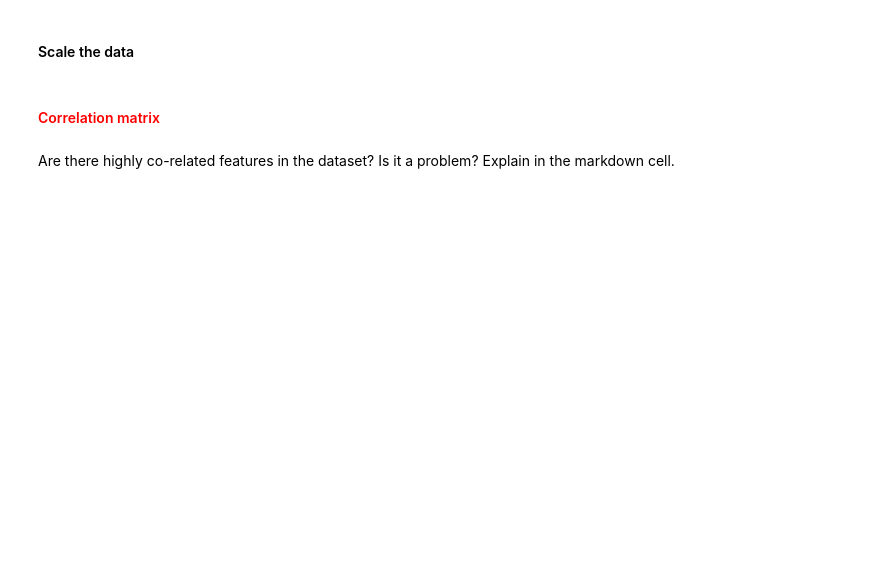
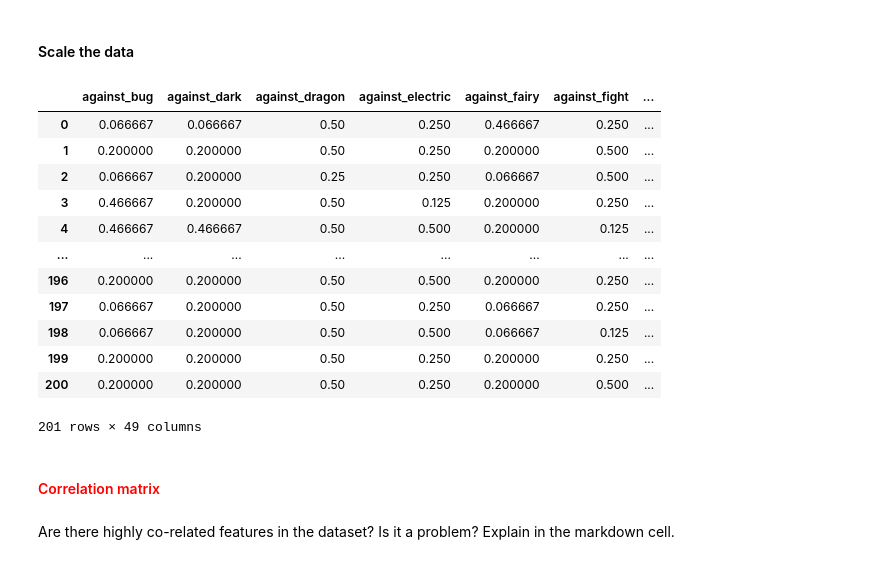
Before and after one commit to Kamil116/IntroToML_ass_1, a Jupyter notebook: Assignment 1 (fixed) (1)/Assignment 1/Assignment_1.ipynb, the cells around one changed output. Cells and saved outputs as stored; diff of their text form; code cells hidden in the pictures; blank space fills up the shorter version.

```diff
--- a/Assignment 1 (fixed) (1)/Assignment 1/Assignment_1.ipynb
+++ b/Assignment 1 (fixed) (1)/Assignment 1/Assignment_1.ipynb
@@ -253,14 +324,31 @@ imputer = ...
 # %%
 from sklearn.preprocessing import StandardScaler, RobustScaler, MinMaxScaler
 
 # Define a scaler instance from one of the above
 # TODO Write your code here
-scaler = ...
+scaler = MinMaxScaler()
+
 
 # Apply the scaler on both train and test features
 # TODO Write your code here
-x_train = ...
-x_test = ...
+scaler.fit(X_train)
+X_train = pd.DataFrame(scaler.transform(X_train), columns=X_train.columns)
+X_test = pd.DataFrame(scaler.transform(X_test), columns=X_test.columns)
+X_test
+# %% [output]
+|  | against_bug | against_dark | against_dragon | against_electric | against_fairy | against_fight | ... |
+| 0 | 0.066667 | 0.066667 | 0.50 | 0.250 | 0.466667 | 0.250 | ... |
+| 1 | 0.200000 | 0.200000 | 0.50 | 0.250 | 0.200000 | 0.500 | ... |
+| 2 | 0.066667 | 0.200000 | 0.25 | 0.250 | 0.066667 | 0.500 | ... |
+| 3 | 0.466667 | 0.200000 | 0.50 | 0.125 | 0.200000 | 0.250 | ... |
+| 4 | 0.466667 | 0.466667 | 0.50 | 0.500 | 0.200000 | 0.125 | ... |
+| ... | ... | ... | ... | ... | ... | ... | ... |
+| 196 | 0.200000 | 0.200000 | 0.50 | 0.500 | 0.200000 | 0.250 | ... |
+| 197 | 0.066667 | 0.200000 | 0.50 | 0.250 | 0.066667 | 0.250 | ... |
+| 198 | 0.066667 | 0.200000 | 0.50 | 0.500 | 0.066667 | 0.125 | ... |
+| 199 | 0.200000 | 0.200000 | 0.50 | 0.250 | 0.200000 | 0.250 | ... |
+| 200 | 0.200000 | 0.200000 | 0.50 | 0.250 | 0.200000 | 0.500 | ... |
+201 rows × 49 columns
 # %% [markdown]
 #### <span style="color:red">Correlation matrix</span>
 # %% [markdown]
```
Also changed, not shown: parts of 20 cells of this notebook, 2 other files.
